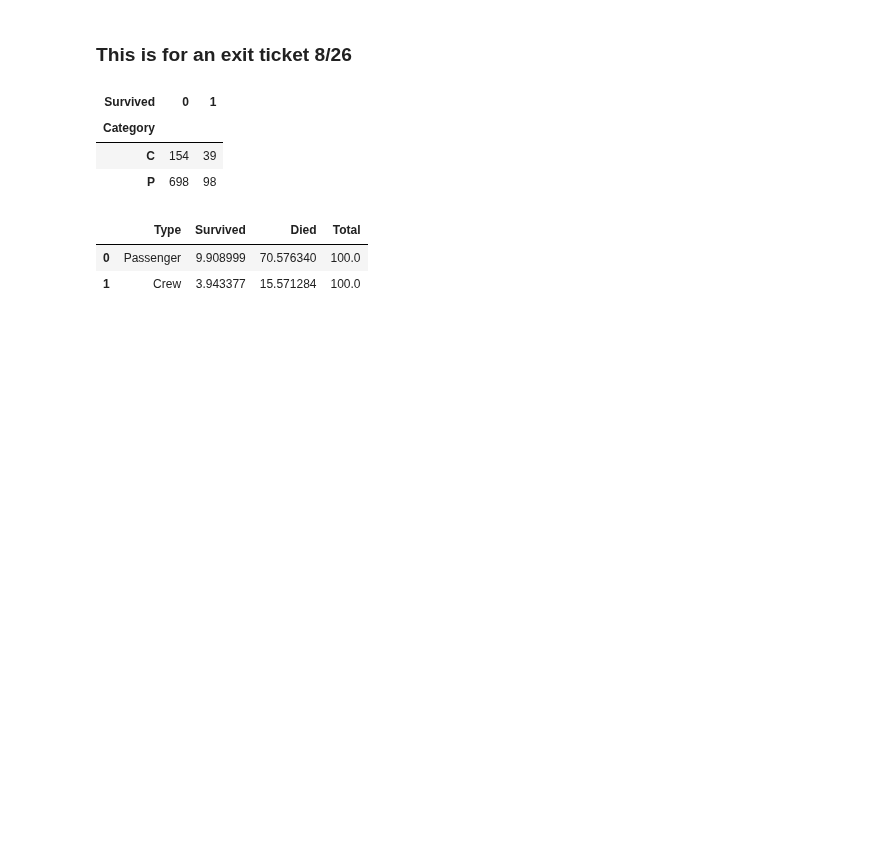
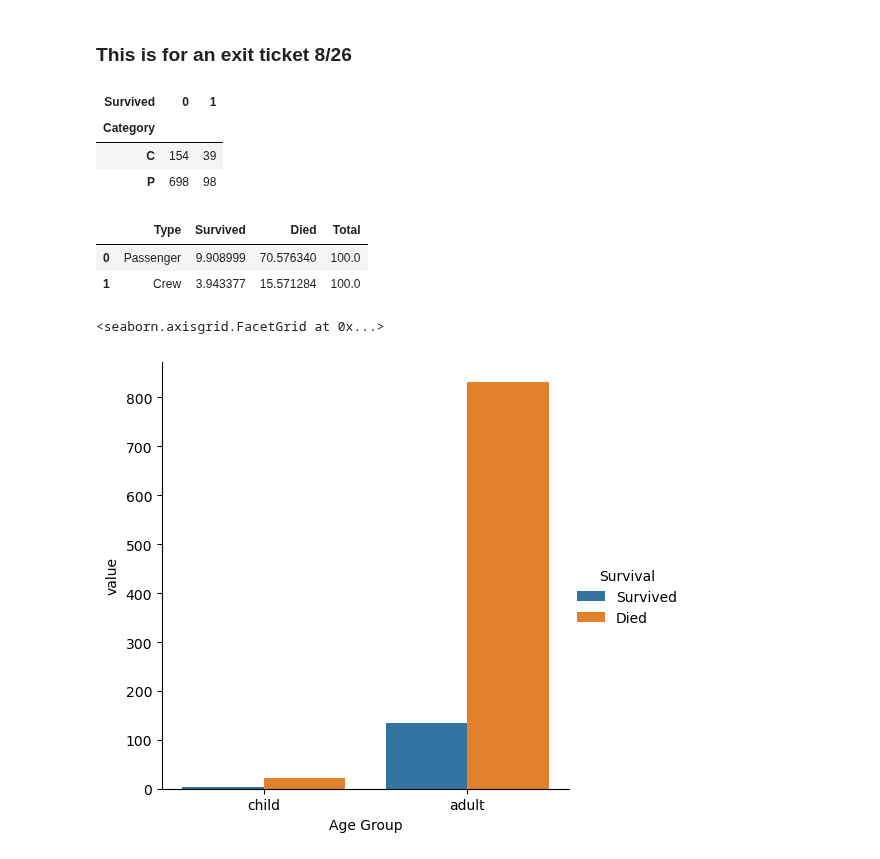
Before and after one commit to IsaacG-L/AI, a Jupyter notebook: Semester 1/Titanic/Titanic.ipynb, the cells around one changed output. Saved outputs shown, nothing was run; the diff lists cells and outputs as text; code cells hidden in the pictures; blank space fills up the shorter version.

```diff
--- a/Semester 1/Titanic/Titanic.ipynb
+++ b/Semester 1/Titanic/Titanic.ipynb
@@ -648,3 +648,17 @@ personDF.head()
 |  | Type | Survived | Died | Total |
 | 0 | Passenger | 9.908999 | 70.576340 | 100.0 |
 | 1 | Crew | 3.943377 | 15.571284 | 100.0 |
+# %%
+boats={
+    'Age Group': ['child', 'adult'],
+    'Survived': [3, 134],
+    'Died': [21, 831]
+}
+age_survival = pd.DataFrame(boats)
+age_survival = pd.melt(age_survival, id_vars = "Age Group")
+age_survival = age_survival.rename(columns={"variable": "Survival"})
+# %%
+sns.catplot(data=age_survival, x="Age Group", y="value", hue="Survival", kind="bar")
+# %% [output]
+<seaborn.axisgrid.FacetGrid at 0x...>
+[figure, added]
```
